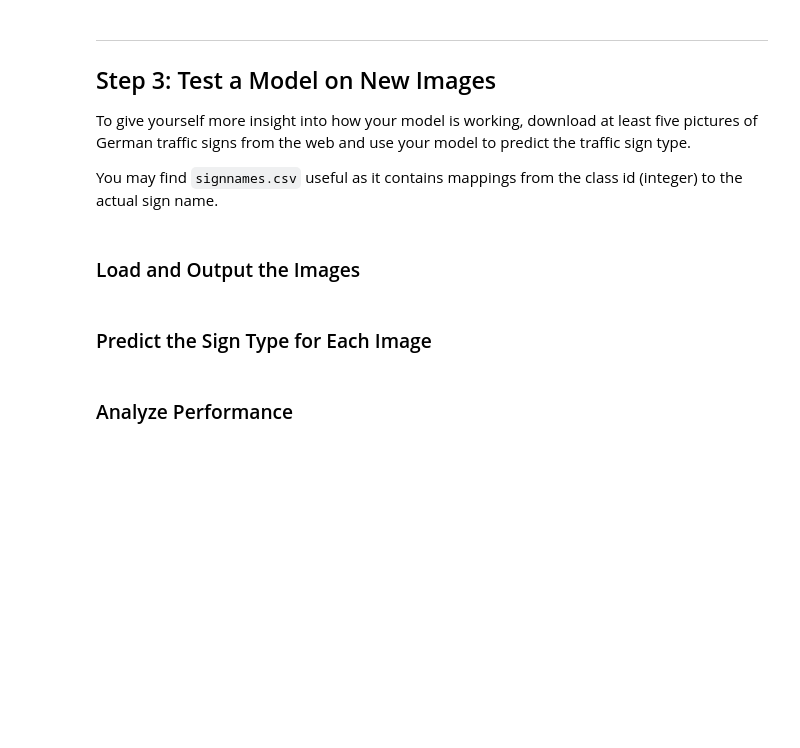
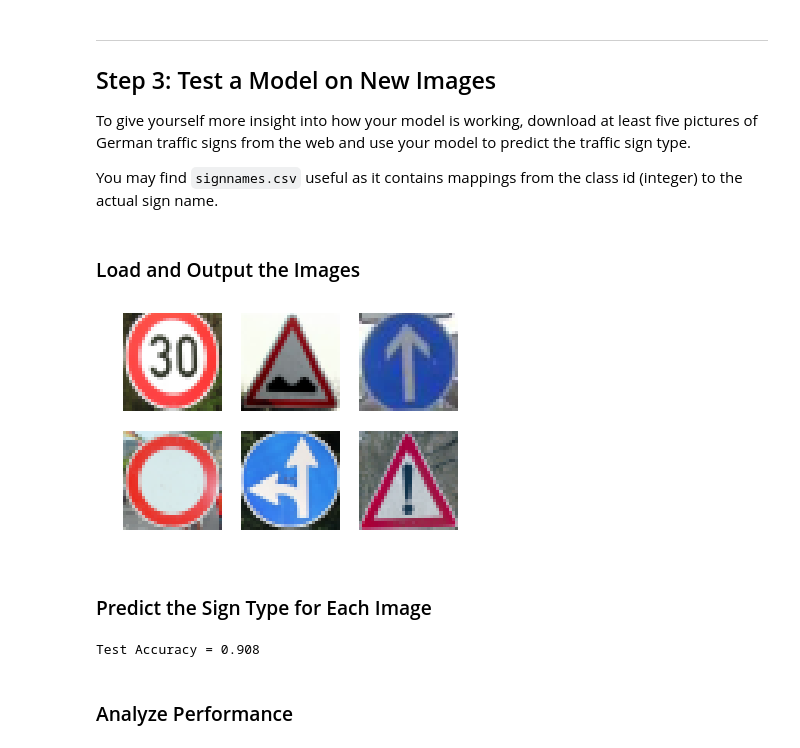
Before and after one commit to yuan-ji/CarND-Traffic-Sign-Classifier-Project, a Jupyter notebook: Traffic_Sign_Classifier.ipynb, the cells around one changed output. Drawn from its saved outputs; the diff is of its cells as text; code cells hidden in the pictures; blank space fills up the shorter version.

```diff
--- a/Traffic_Sign_Classifier.ipynb
+++ b/Traffic_Sign_Classifier.ipynb
@@ -397,13 +446,30 @@ You may find `signnames.csv` useful as it contains mappings from the class id (i
 # %%
 ### Load the images and plot them here.
 ### Feel free to use as many code cells as needed.
+import glob
+import matplotlib.image as mpimg
+
+new_test_data = []
+new_test_files = glob.glob('new_test/*.png')
+for img_path in new_test_files:
+    new_test_data.append(mpimg.imread(img_path))
+
+
+for idx,img in enumerate(new_test_data):
+
+    #show
+    plt.subplot(2,3,idx+1)
+    plt.imshow(img)
+    plt.axis('off')
+# %% [output]
+[figure, added]
 # %% [markdown]
 ### Predict the Sign Type for Each Image
 # %%
 ### Run the predictions here and use the model to output the prediction for each image.
 ### Make sure to pre-process the images with the same pre-processing pipeline used earlier.
 ### Feel free to use as many code cells as needed.
-X_valid, y_valid = shuffle(X_test, y_test)
+X_test, y_test = shuffle(X_test, y_test)
 with tf.Session() as sess:
     saver.restore(sess, tf.train.latest_checkpoint('.'))
 
@@ -413,6 +479,8 @@ with tf.Session() as sess:
     softmax = tf.nn.softmax(logits)
     probs = sess.run(softmax, feed_dict={x: X_test, y: y_test})
 #     probs = tf.nn.top_k(probs, k=5)
+# %% [output]
+Test Accuracy = 0.908
 # %% [markdown]
 ### Analyze Performance
 # %%
```
Also changed, not shown: parts of 6 cells of this notebook, 8 other files.
